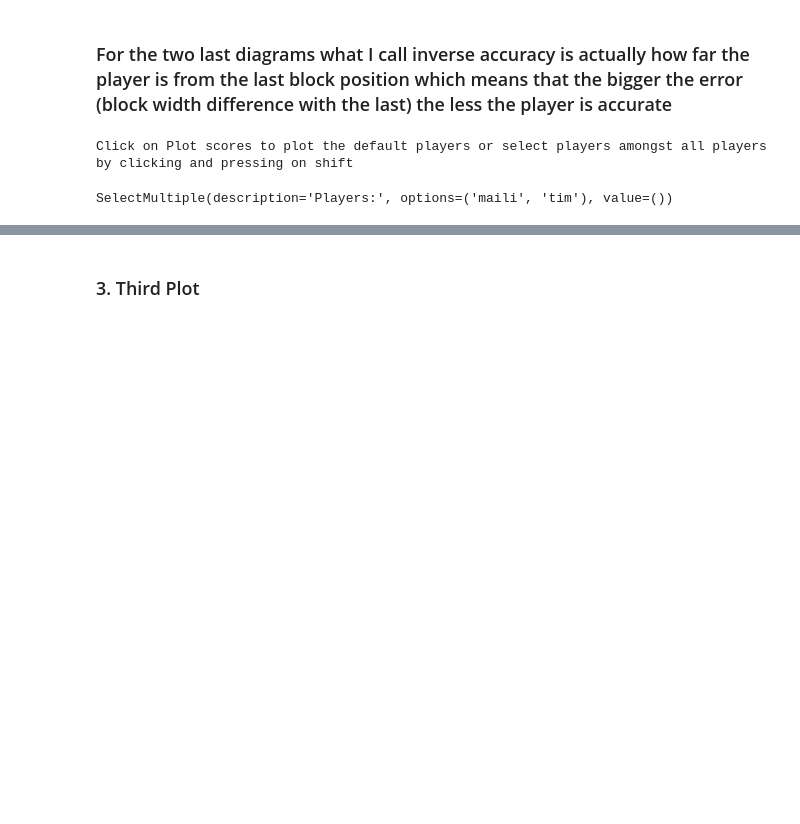
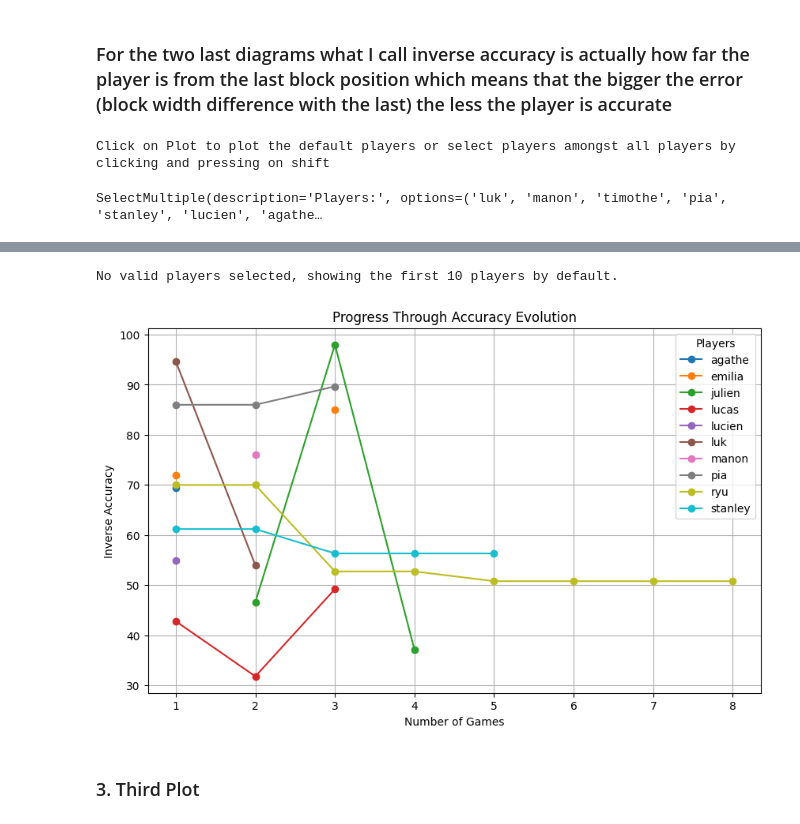
Before and after one commit to MailiTruong/ComputeSci, a Jupyter notebook: Week3/StackRush/StackRush.ipynb, the cells around one changed output, grey strips where cells are left out. Saved outputs shown, nothing was run; the diff lists cells and outputs as text; code cells hidden in the pictures; blank space fills up the shorter version.

```diff
--- a/Week3/StackRush/StackRush.ipynb
+++ b/Week3/StackRush/StackRush.ipynb
@@ -103,42 +105,44 @@ SelectMultiple(description='Players:', options=('maili', 'tim'), value=())
 ### For the two last diagrams what I call inverse accuracy is actually how far the player is from the last block position which means that the bigger the error (block width difference with the last) the less the player is accurate
 # %%
 available_players = df['names'].unique()
-print("Click on Plot scores to plot the default players or select players amongst all players by clicking and pressing on shift")
+print("Click on Plot to plot the default players or select players amongst all players by clicking and pressing on shift")
 # Create a multi-select widget
 player_selector = widgets.SelectMultiple(
     options=available_players,
     description='Players:',
     disabled=False
 )
-plot_button = widgets.Button(description="Plot Scores")
+plot_button = widgets.Button(description="Plot")
 
 # Function to plot the selected players
 def plot_scores(button):
     plt.close('all')
     selected_players = list(player_selector.value)
     plt.figure(figsize=(10, 6))
     if not selected_players:
         print("No valid players selected, showing the first 10 players by default.")
         for i, (player, group) in enumerate(df.groupby('names')):
             if i >= 10: break
             plt.plot(group['game number'], group['mean block width'], label=player, marker='o')
     else:
         for player, group in df[df['names'].isin(selected_players)].groupby('names'):
             plt.plot(group['game number'], group['mean block width'], label=player, marker='o')
 
     plt.xlabel('Number of Games')
     plt.ylabel('Inverse Accuracy')
     plt.title('Progress Through Accuracy Evolution')
     plt.legend(title="Players")
     plt.grid(True)
     plt.show()
 
 plot_button.on_click(plot_scores)
 display(player_selector, plot_button)
 # %% [output]
-Click on Plot scores to plot the default players or select players amongst all players by clicking and pressing on shift
+Click on Plot to plot the default players or select players amongst all players by clicking and pressing on shift
-SelectMultiple(description='Players:', options=('maili', 'tim'), value=())
+SelectMultiple(description='Players:', options=('luk', 'manon', 'timothe', 'pia', 'stanley', 'lucien', 'agathe…
 [interactive output not drawn]
+No valid players selected, showing the first 10 players by default.
+[figure, added]
 # %% [markdown]
 ### 3. Third Plot
 # %%
```
Also changed, not shown: parts of 4 cells of this notebook, 1 other file.
